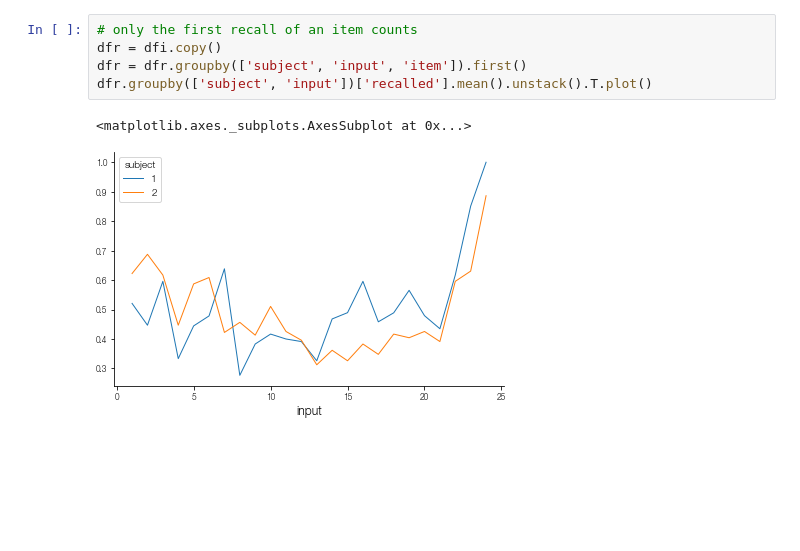
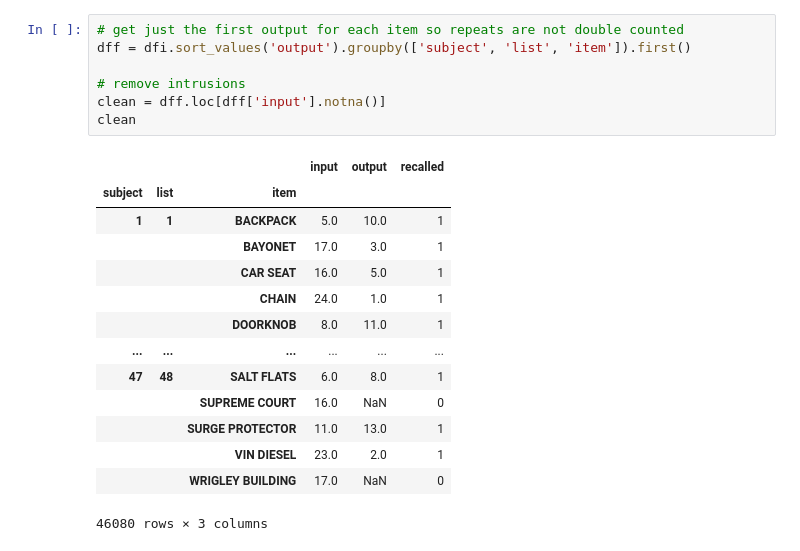
Before and after one commit to mortonne/psifr, a Jupyter notebook: jupyter/test_fr_raw.ipynb, the cells around one changed output. Cells and saved outputs as stored; diff of their text form; blank space fills up the shorter version.

```diff
--- a/jupyter/test_fr_raw.ipynb
+++ b/jupyter/test_fr_raw.ipynb
@@ -120,8 +51,22 @@ dfi
-# %%
-# only the first recall of an item counts
-dfr = dfi.copy()
-dfr = dfr.groupby(['subject', 'input', 'item']).first()
-dfr.groupby(['subject', 'input'])['recalled'].mean().unstack().T.plot()
-# %% [output]
-<matplotlib.axes._subplots.AxesSubplot at 0x...>
-[figure, removed]
+# %%
+# get just the first output for each item so repeats are not double counted
+dff = dfi.sort_values('output').groupby(['subject', 'list', 'item']).first()
+
+# remove intrusions
+clean = dff.loc[dff['input'].notna()]
+clean
+# %% [output]
+|  |  |  | input | output | recalled |
+| subject | list | item |  |  |  |
+| 1 | 1 | BACKPACK | 5.0 | 10.0 | 1 |
+|  |  | BAYONET | 17.0 | 3.0 | 1 |
+|  |  | CAR SEAT | 16.0 | 5.0 | 1 |
+|  |  | CHAIN | 24.0 | 1.0 | 1 |
+|  |  | DOORKNOB | 8.0 | 11.0 | 1 |
+| ... | ... | ... | ... | ... | ... |
+| 47 | 48 | SALT FLATS | 6.0 | 8.0 | 1 |
+|  |  | SUPREME COURT | 16.0 | NaN | 0 |
+|  |  | SURGE PROTECTOR | 11.0 | 13.0 | 1 |
+|  |  | VIN DIESEL | 23.0 | 2.0 | 1 |
+|  |  | WRIGLEY BUILDING | 17.0 | NaN | 0 |
+46080 rows × 3 columns
```
Also changed, not shown: parts of 14 cells of this notebook.
